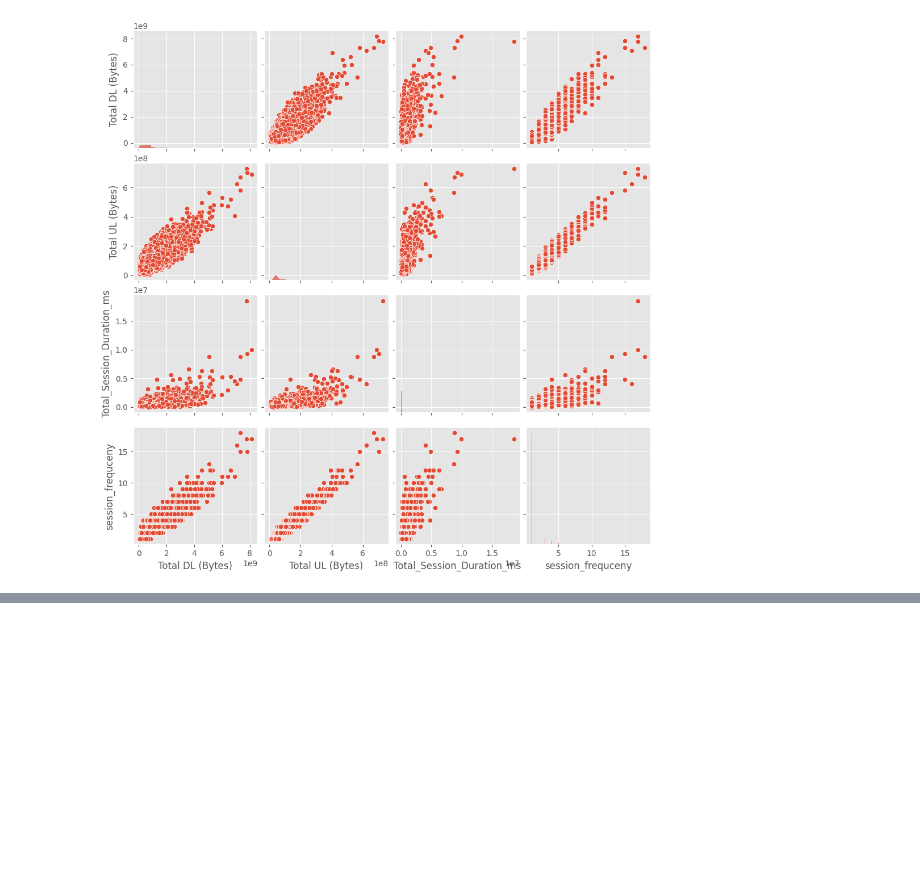
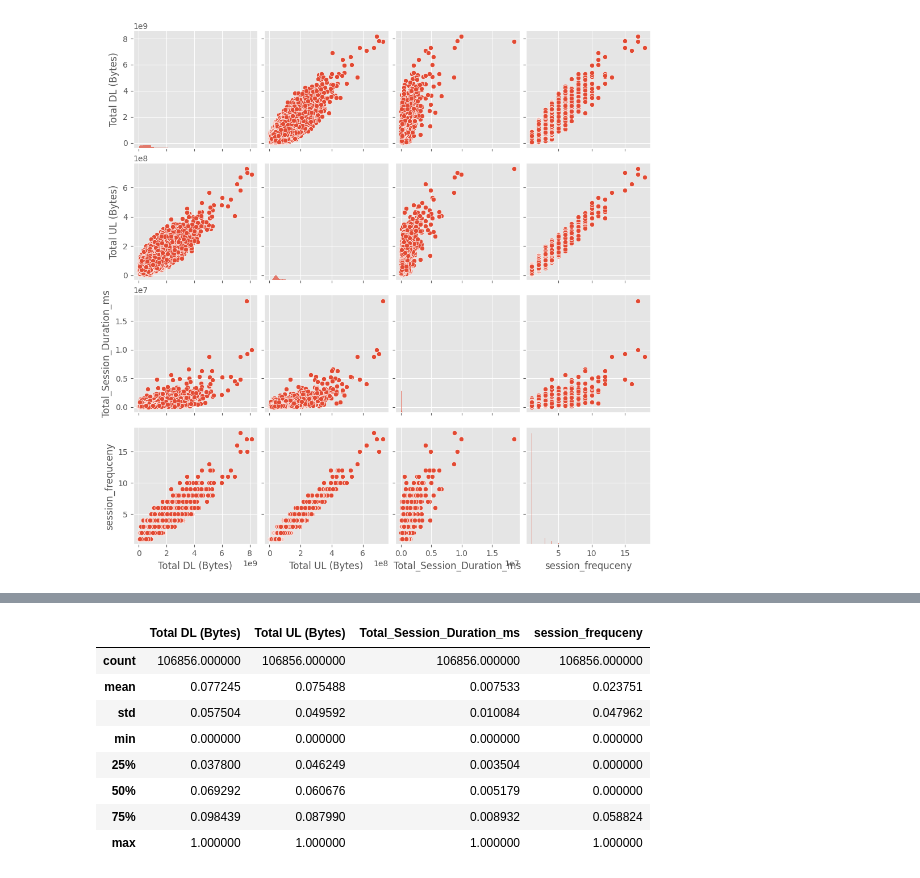
Before and after one commit to Azizadx/user_analytics_in_the_telecommunication, a Jupyter notebook: notebooks/user_engagement_analysis/user_engagement_analysis.ipynb, the cells around one changed output, grey strips where cells are left out. Cells and saved outputs as stored; diff of their text form; code cells hidden in the pictures; blank space fills up the shorter version.

```diff
--- a/notebooks/user_engagement_analysis/user_engagement_analysis.ipynb
+++ b/notebooks/user_engagement_analysis/user_engagement_analysis.ipynb
@@ -196,0 +247,12 @@ sns.pairplot(df_new[['Total DL (Bytes)','Total UL (Bytes)', 'Total_Session_Durat
+# %%
+normal_df.describe()
+# %% [output]
+|  | Total DL (Bytes) | Total UL (Bytes) | Total_Session_Duration_ms | session_frequceny |
+| count | 106856.000000 | 106856.000000 | 106856.000000 | 106856.000000 |
+| mean | 0.077245 | 0.075488 | 0.007533 | 0.023751 |
+| std | 0.057504 | 0.049592 | 0.010084 | 0.047962 |
+| min | 0.000000 | 0.000000 | 0.000000 | 0.000000 |
+| 25% | 0.037800 | 0.046249 | 0.003504 | 0.000000 |
+| 50% | 0.069292 | 0.060676 | 0.005179 | 0.000000 |
+| 75% | 0.098439 | 0.087990 | 0.008932 | 0.058824 |
+| max | 1.000000 | 1.000000 | 1.000000 | 1.000000 |
```
Also changed, not shown: parts of 6 cells of this notebook.
